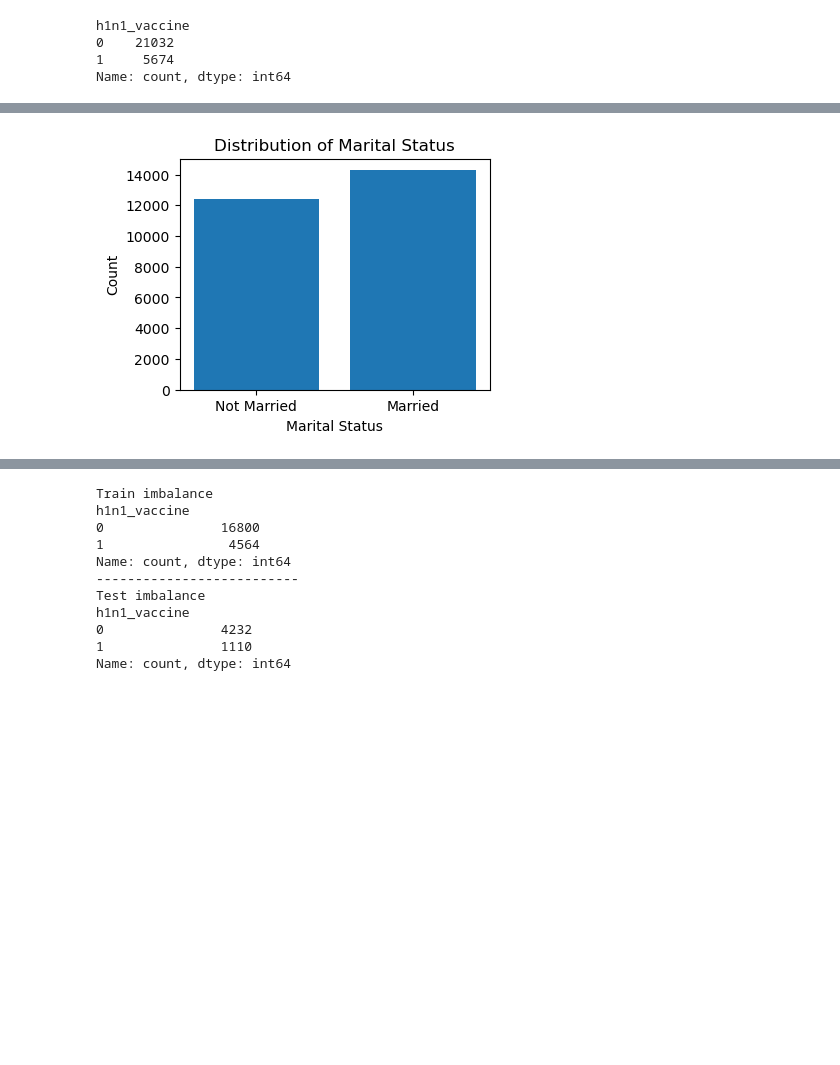
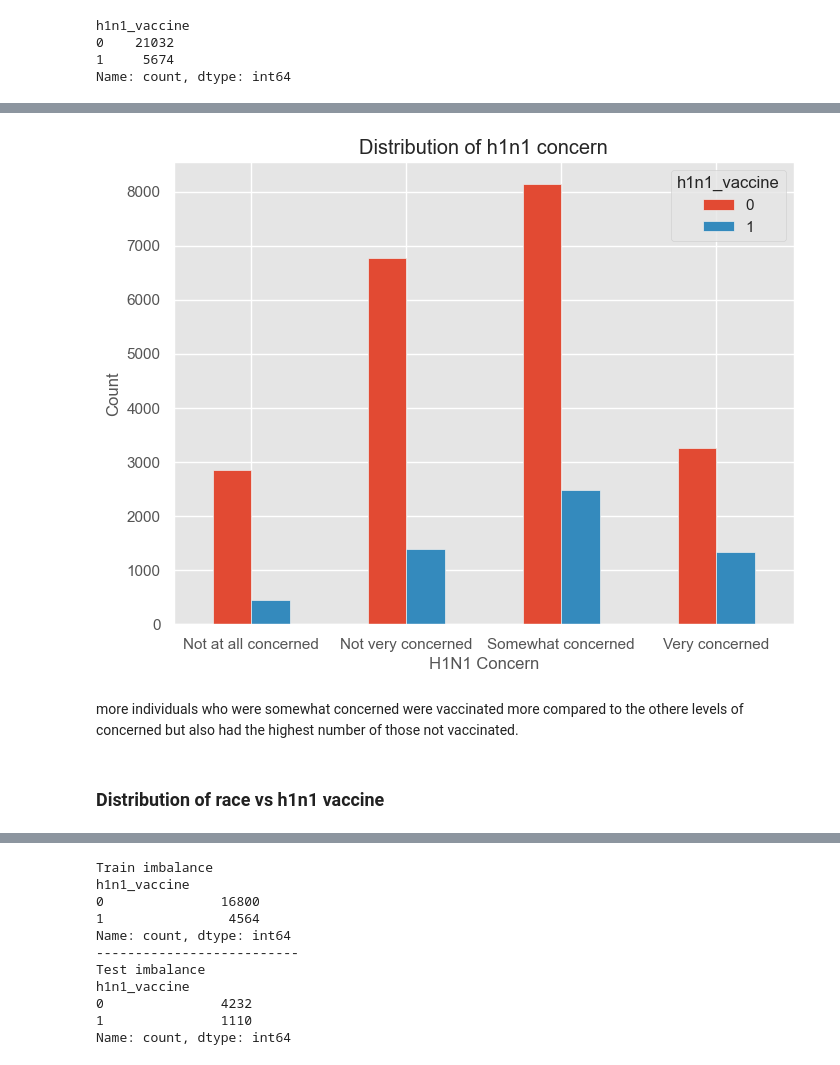
Before and after one commit to ed-gar-k/Phase-3-project-DSC, a Jupyter notebook: project.ipynb, the cells around one changed output, grey strips where cells are left out. Saved outputs shown, nothing was run; the diff lists cells and outputs as text; code cells hidden in the pictures; blank space fills up the shorter version.

```diff
--- a/project.ipynb
+++ b/project.ipynb
@@ -136,0 +284,13 @@ plt.show()
+# %%
+#vaccination counts by age group
+agegroup_distribution_df = agegroup_distribution.unstack().fillna(0)
+plt.style.use('ggplot')
+# Plotting
+agegroup_distribution_df.plot(kind='bar', figsize=(8, 6))
+plt.title('Distribution of h1n1 Vaccine by Age Group')
+plt.xlabel('Age Group')
+plt.ylabel('Count')
+plt.xticks(rotation=0)
+
+plt.tight_layout()
+plt.show()
@@ -136,0 +316,13 @@ plt.show()
+# %%
+#plotting graph
+knowledge_distribution_df = knowledge_distribution.unstack().fillna(0)
+plt.style.use('ggplot')
+# Plotting
+knowledge_distribution_df.plot(kind='bar', figsize=(8, 6))
+plt.title('Distribution of h1n1 Vaccine by Knowledge')
+plt.xlabel('H1N1 Knowledge')
+plt.ylabel('Count')
+plt.xticks([0, 1, 2], ['No Knowledge', 'A little Knowledge', 'A lot of knowledge'], rotation=0)
+
+plt.tight_layout()
+plt.show()
@@ -136,0 +331,4 @@ plt.show()
+# %%
+#vaccination graph according to individual knowledge
+concern_distribution = df2.groupby(['h1n1_concern'])['h1n1_vaccine'].value_counts()
+concern_distribution
@@ -137,12 +346,17 @@ plt.show()
 # %%
-#graph of Marriage status vs vaccination
-marital_counts = df2["marital_status"].value_counts()
-plt.figure(figsize=(4, 3))
-plt.bar(marital_counts.index, marital_counts.values)
-plt.xlabel("Marital Status")
+#graph of concern vs vaccination
+concern_distribution_df = concern_distribution.unstack().fillna(0)
+plt.style.use('ggplot')
+# Plotting
+concern_distribution_df.plot(kind='bar', figsize=(8, 6))
+plt.xlabel("H1N1 Concern")
 plt.ylabel("Count")
-plt.title("Distribution of Marital Status")
-plt.xticks([0, 1], ['Not Married', 'Married'])
+plt.title("Distribution of h1n1 concern")
+plt.xticks([0, 1, 2,3], ['Not at all concerned','Not very concerned','Somewhat concerned','Very concerned'], rotation=0)
 plt.show()
 # %% [output]
-[figure, old version]
+[figure, new version]
+# %% [markdown]
+more individuals who were somewhat concerned were vaccinated more compared to the othere levels of concerned but also had the highest number of those not vaccinated.
+# %% [markdown]
+### Distribution of race vs h1n1 vaccine
```
Also changed, not shown: parts of 88 cells of this notebook, 1 other file.
